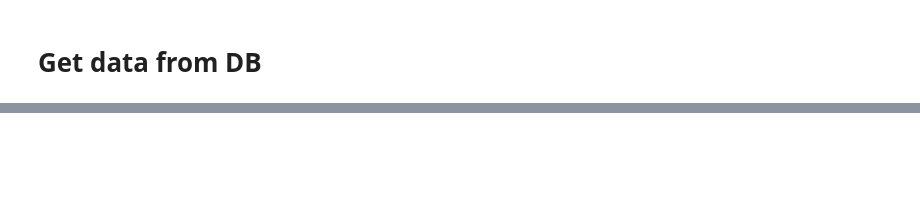
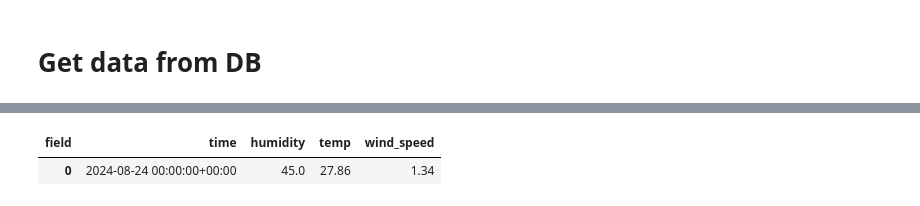
Before and after one commit to mfrknince/weather-app, a Jupyter notebook: weatherApp.ipynb, the cells around one changed output, grey strips where cells are left out. Cells and saved outputs as stored; diff of their text form; code cells hidden in the pictures; blank space fills up the shorter version.

```diff
--- a/weatherApp.ipynb
+++ b/weatherApp.ipynb
@@ -67,2 +67,4 @@ data
    'uvi': 8}]}
+# %%
+df = data['current']
 # %%
@@ -205,18 +248,21 @@ import pandas as pd
 
 
 url = "https://eu-central-1-1.aws.cloud2.influxdata.com"
-token = "fBAUCTCV-fhFJP-5O-2OX7wCjuLdGXAL2XiLsHqD2wj1ZFkS-_uWXC9oqTE2PK6-UpAv74uennRGTJDEBKYWqA=="
+token = "1dGO5ue4avoSSOYIXgf1JfiqtcvXSXe4W083Mz-m2zWDJ-ZP8cIDwXsFjK6x8DcEQMLz6zUiUDL0Ugw-KRDLSA=="
 org = "Team"
 bucket = "Test"
+point = "weather_data"
+city_name = "Çanakkale"
 
 client = InfluxDBClient(url=url, token=token, org=org)
 query_api = client.query_api()
 
 
-query = """
-from(bucket: "Test")
-  |> range(start: 2024-08-01T00:00:00Z, stop: 2024-08-31T23:59:59Z)
-  |> filter(fn: (r) => r["_measurement"] == "weather_data")
+query = f"""
+from(bucket: "{bucket}")
+  |> range(start: 2024-08-01T00:00:00Z, stop: 2024-09-10T23:59:59Z)
+  |> filter(fn: (r) => r["_measurement"] == "{point}")
+   |> filter(fn: (r) => r["city"] == "{city_name}")
 """
 
 try:
@@ -243,8 +289,6 @@ try:
 
     print(pivot_df)
 
-except Exception as e:
-    print(f"Bir hata oluştu: {e}")
 
 finally:
     client.close()
@@ -272,0 +407,5 @@ pivot_df
+# %%
+current_pivot_df
+# %% [output]
+| field | time | humidity | temp | wind_speed |
+| 0 | 2024-08-24 00:00:00+00:00 | 45.0 | 27.86 | 1.34 |
```
Also changed, not shown: parts of 22 cells of this notebook, 2 other files.
